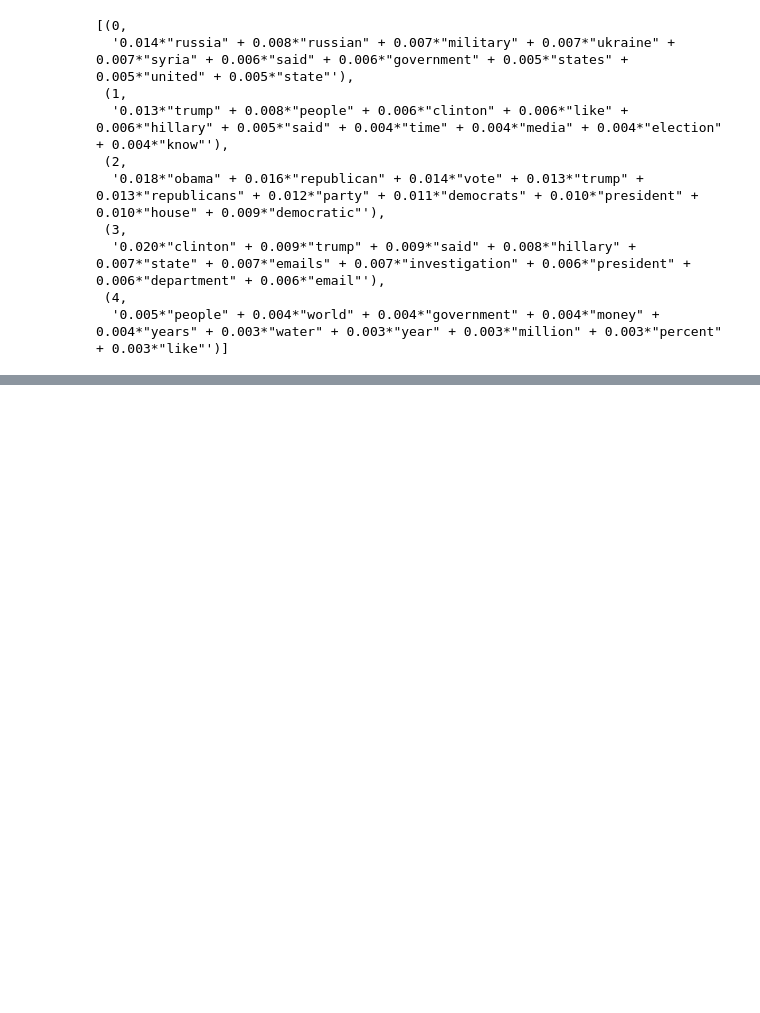
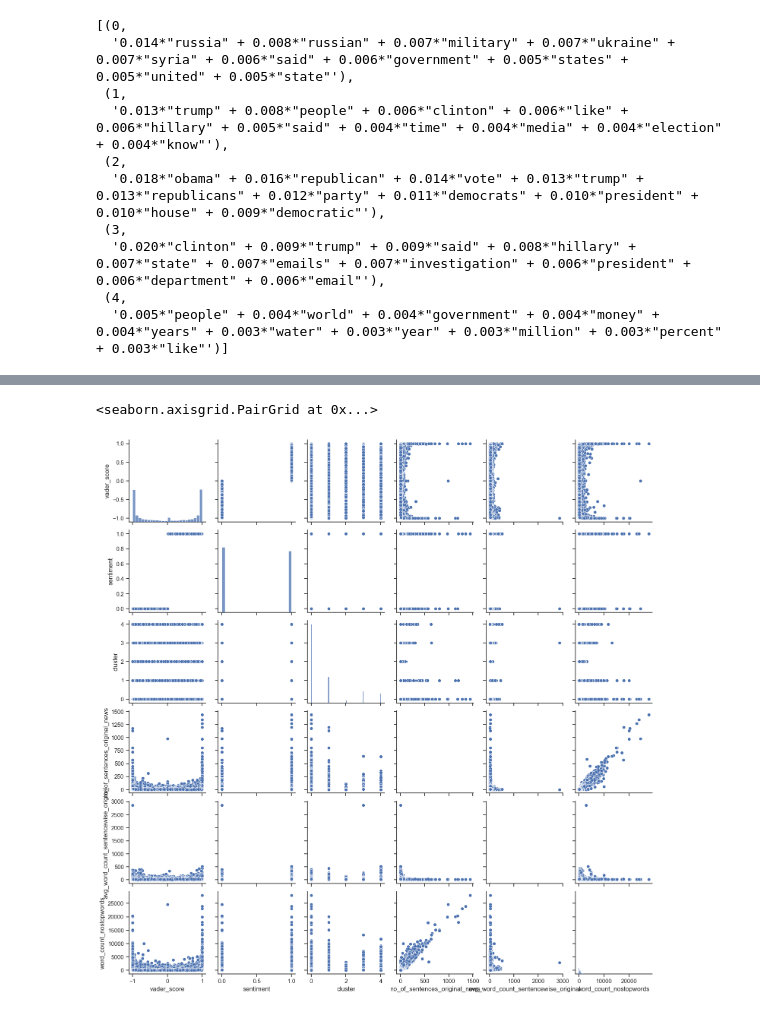
Before and after one commit to Ankuraxz/CanisData, a Jupyter notebook: Dataprocessing.ipynb, the cells around one changed output, grey strips where cells are left out. Cells and saved outputs as stored; diff of their text form; code cells hidden in the pictures; blank space fills up the shorter version.

```diff
--- a/Dataprocessing.ipynb
+++ b/Dataprocessing.ipynb
@@ -240,0 +318,11 @@ lda_model.print_topics()
+# %%
+import seaborn as sns
+
+sns.set(style="ticks")
+
+cols = ['vader_score', 'sentiment', 'cluster', 'no_of_sentences_original_news', 'avg_word_count_sentencewise_original', 'word_count_nostopwords']
+
+sns.pairplot(df[cols])
+# %% [output]
+<seaborn.axisgrid.PairGrid at 0x...>
+[figure, added]
```
Also changed, not shown: parts of 17 cells of this notebook.
